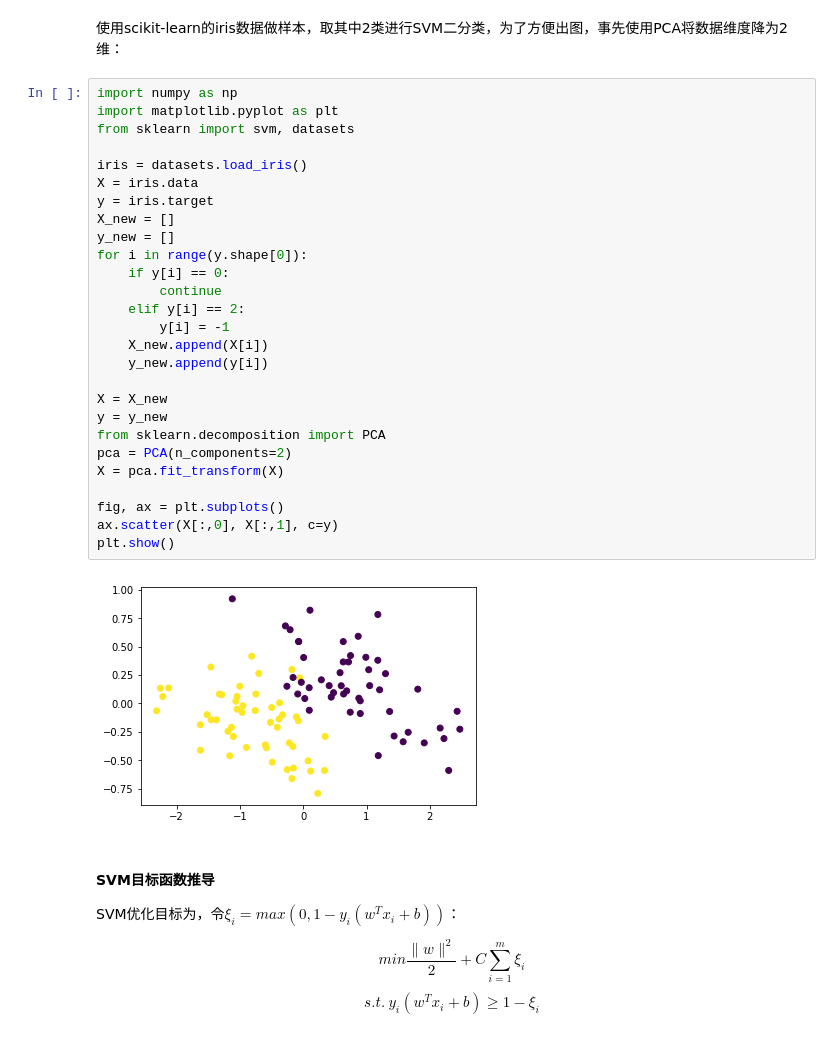
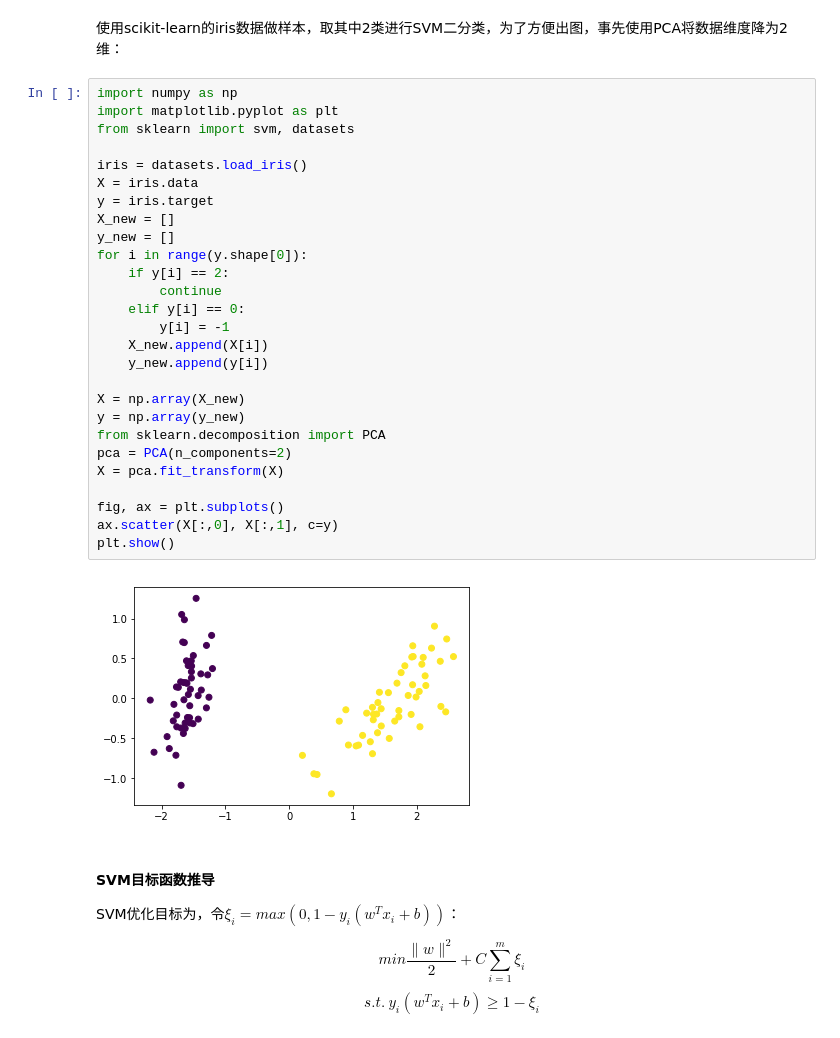
Before and after one commit to codeboytj/machineLearning, a Jupyter notebook: src/SVM.ipynb, the cells around one changed output. Cells and saved outputs as stored; diff of their text form.

```diff
--- a/src/SVM.ipynb
+++ b/src/SVM.ipynb
@@ -3,32 +3,32 @@
 # %%
 import numpy as np
 import matplotlib.pyplot as plt
 from sklearn import svm, datasets
 
 iris = datasets.load_iris()
 X = iris.data
 y = iris.target
 X_new = []
 y_new = []
 for i in range(y.shape[0]):
-    if y[i] == 0:
+    if y[i] == 2:
         continue
-    elif y[i] == 2:
+    elif y[i] == 0:
         y[i] = -1
     X_new.append(X[i])
     y_new.append(y[i])
 
-X = X_new
-y = y_new
+X = np.array(X_new)
+y = np.array(y_new)
 from sklearn.decomposition import PCA
 pca = PCA(n_components=2)
 X = pca.fit_transform(X)
 
 fig, ax = plt.subplots()
 ax.scatter(X[:,0], X[:,1], c=y)
 plt.show()
 # %% [output]
-[figure, old version]
+[figure, new version]
 # %% [markdown]
 #### SVM目标函数推导
 
```
Also changed, not shown: parts of 5 cells of this notebook.
